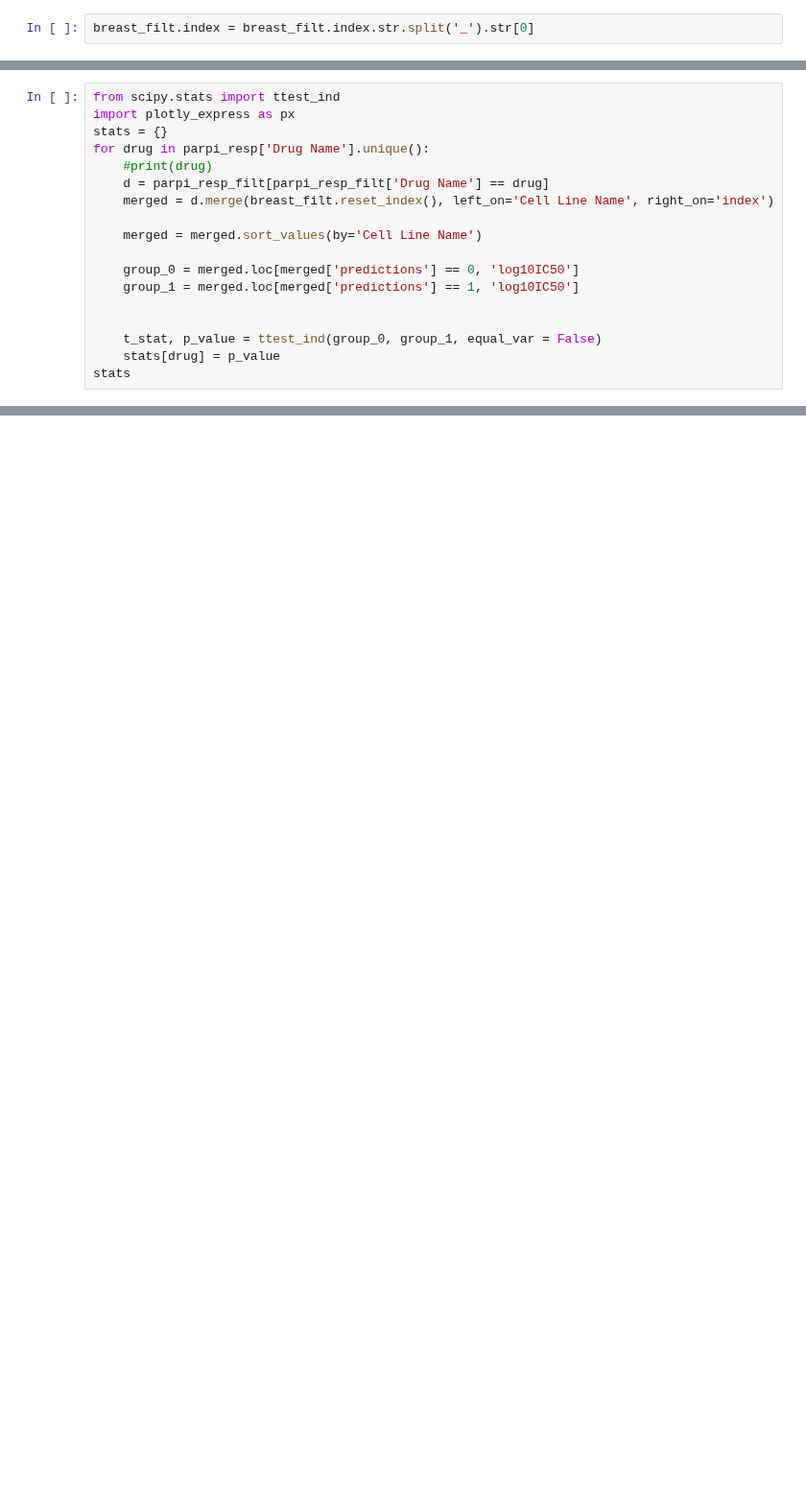
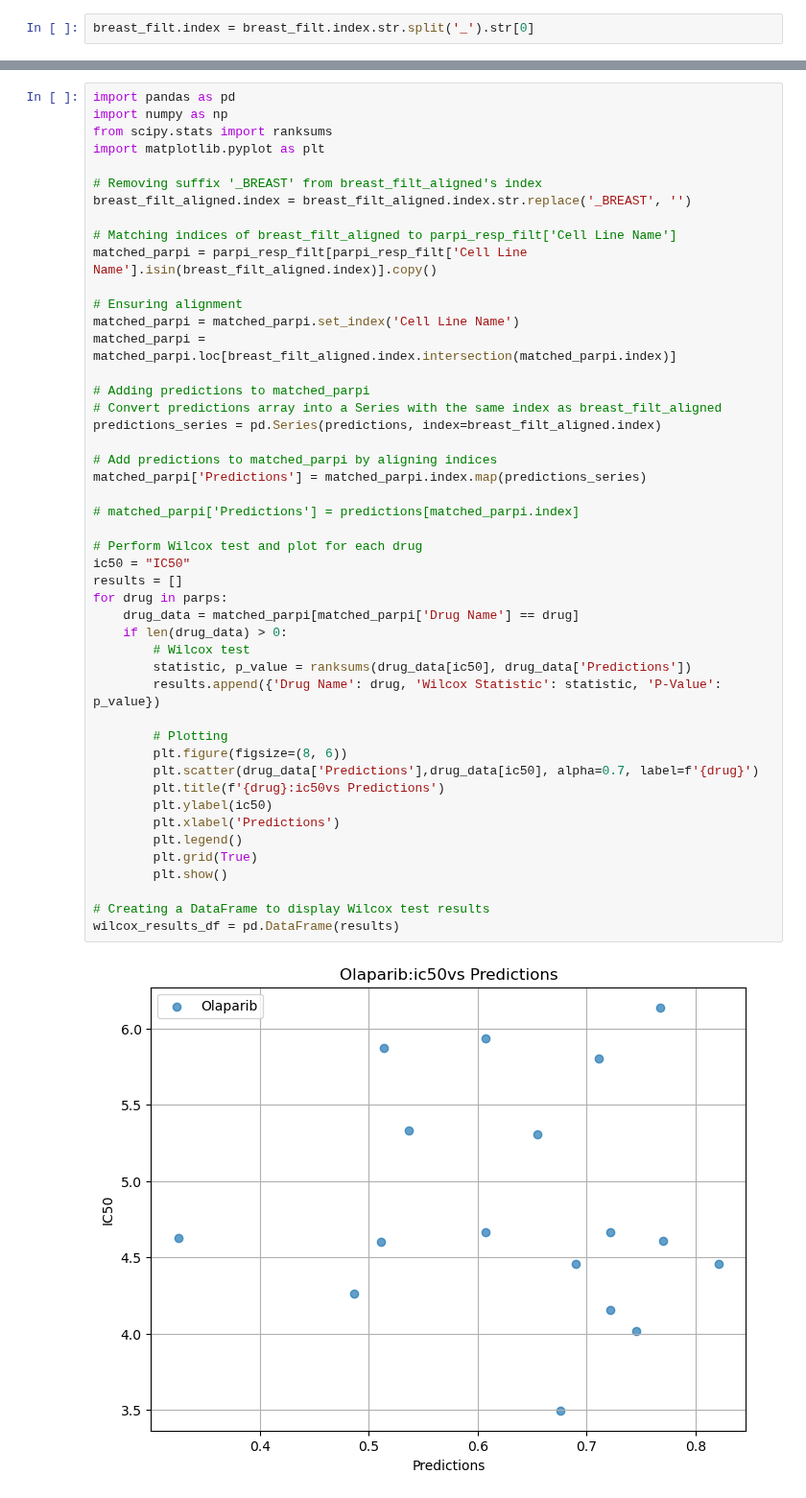
Before and after one commit to l1joseph/Multiscale_HRD_Classifier, a Jupyter notebook: prelim_analysis/BRCAness_cleanup.ipynb, the cells around one changed output, grey strips where cells are left out. Shown at 96% size. Drawn from its saved outputs; the diff is of its cells as text; blank space fills up the shorter version.

```diff
--- a/prelim_analysis/BRCAness_cleanup.ipynb
+++ b/prelim_analysis/BRCAness_cleanup.ipynb
@@ -304,18 +269,0 @@ px.box(merged, x = 'Drug Name', y = 'log10IC50', color = 'predictions')
-# %%
-from scipy.stats import ttest_ind
-import plotly_express as px
-stats = {}
-for drug in parpi_resp['Drug Name'].unique():
-    #print(drug)
-    d = parpi_resp_filt[parpi_resp_filt['Drug Name'] == drug]
-    merged = d.merge(breast_filt.reset_index(), left_on='Cell Line Name', right_on='index')
-
-    merged = merged.sort_values(by='Cell Line Name')
-
-    group_0 = merged.loc[merged['predictions'] == 0, 'log10IC50']
-    group_1 = merged.loc[merged['predictions'] == 1, 'log10IC50']
-
-
-    t_stat, p_value = ttest_ind(group_0, group_1, equal_var = False)
-    stats[drug] = p_value
-stats
@@ -381,0 +270,49 @@ box_plot.show()
+# %%
+import pandas as pd
+import numpy as np
+from scipy.stats import ranksums
+import matplotlib.pyplot as plt
+
+# Removing suffix '_BREAST' from breast_filt_aligned's index
+breast_filt_aligned.index = breast_filt_aligned.index.str.replace('_BREAST', '')
+
+# Matching indices of breast_filt_aligned to parpi_resp_filt['Cell Line Name']
+matched_parpi = parpi_resp_filt[parpi_resp_filt['Cell Line Name'].isin(breast_filt_aligned.index)].copy()
+
+# Ensuring alignment
+matched_parpi = matched_parpi.set_index('Cell Line Name')
+matched_parpi = matched_parpi.loc[breast_filt_aligned.index.intersection(matched_parpi.index)]
+
+# Adding predictions to matched_parpi
+# Convert predictions array into a Series with the same index as breast_filt_aligned
+predictions_series = pd.Series(predictions, index=breast_filt_aligned.index)
+
+# Add predictions to matched_parpi by aligning indices
+matched_parpi['Predictions'] = matched_parpi.index.map(predictions_series)
+
+# matched_parpi['Predictions'] = predictions[matched_parpi.index]
+
+# Perform Wilcox test and plot for each drug
+ic50 = "IC50"
+results = []
+for drug in parps:
+    drug_data = matched_parpi[matched_parpi['Drug Name'] == drug]
+    if len(drug_data) > 0:
+        # Wilcox test
+        statistic, p_value = ranksums(drug_data[ic50], drug_data['Predictions'])
+        results.append({'Drug Name': drug, 'Wilcox Statistic': statistic, 'P-Value': p_value})
+
+        # Plotting
+        plt.figure(figsize=(8, 6))
+        plt.scatter(drug_data['Predictions'],drug_data[ic50], alpha=0.7, label=f'{drug}')
+        plt.title(f'{drug}:ic50vs Predictions')
+        plt.ylabel(ic50)
+        plt.xlabel('Predictions')
+        plt.legend()
+        plt.grid(True)
+        plt.show()
+
+# Creating a DataFrame to display Wilcox test results
+wilcox_results_df = pd.DataFrame(results)
+# %% [output]
+[figure, added]
```
Also changed, not shown: parts of 18 cells of this notebook.
